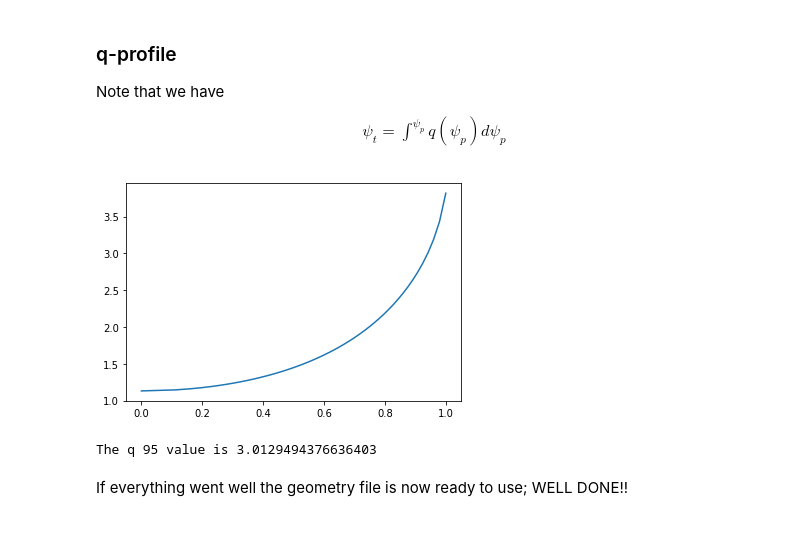
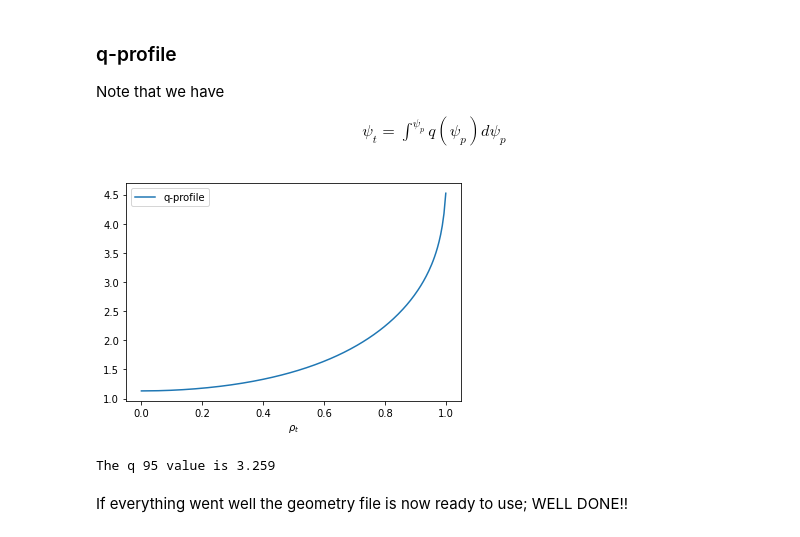
Before and after one commit to feltor-dev/magneticfielddb, a Jupyter notebook: polynomial_fit.ipynb, the cells around one changed output. Saved outputs shown, nothing was run; the diff lists cells and outputs as text; code cells hidden in the pictures.

```diff
--- a/polynomial_fit.ipynb
+++ b/polynomial_fit.ipynb
@@ -480,26 +480,27 @@ Note that we have
 # %%
 qfunctor = dg.geo.SafetyFactor(mag)
 # Our psip values go from psipO to 0
 psipO = mag.psip()(RO,ZO)
 # avoid being too close to the O-point and the separatrix
 if ( psipO > 0):
-    psi_values = np.linspace(psipO-1e-8,0,50, endpoint=False)
+    psi_values = np.linspace(psipO-1e-8,0,200, endpoint=False)
 else:
-    psi_values = np.linspace(psipO+1e-8,0,50, endpoint=False)
+    psi_values = np.linspace(psipO+1e-8,0,200, endpoint=False)
 rhop= np.sqrt( (psipO -  psi_values)/psipO)
 # print(qfunctor(psi_values))
 qprof = qfunctor(psi_values)
 psit = [np.trapz( qprof[0:i+1], psi_values[0:i+1]) for i in range( 0,np.size(psi_values))]
 
 # plt.plot(rhop , psit)
 rhot = np.sqrt( psit/psit[-1])
-plt.plot(rhot , qprof)
+plt.plot(rhot, qprof, label='q-profile')
+plt.xlabel(r'$\rho_t$')
+plt.legend()
 plt.show()
-idx = np.abs(rhot[:] - 0.95).argmin()
-q95 = qprof[idx]
-print( "The q 95 value is", q95)
+q95 = np.interp(0.95, rhot, qprof)
+print( "The q 95 value is", np.round(q95,decimals=3))
 # %% [output]
-[figure, old version]
+[figure, new version]
-The q 95 value is 3.0129494376636403
+The q 95 value is 3.259
 # %% [markdown]
 If everything went well the geometry file is now ready to use; WELL DONE!!
```
Also changed, not shown: parts of 1 cell of this notebook.
